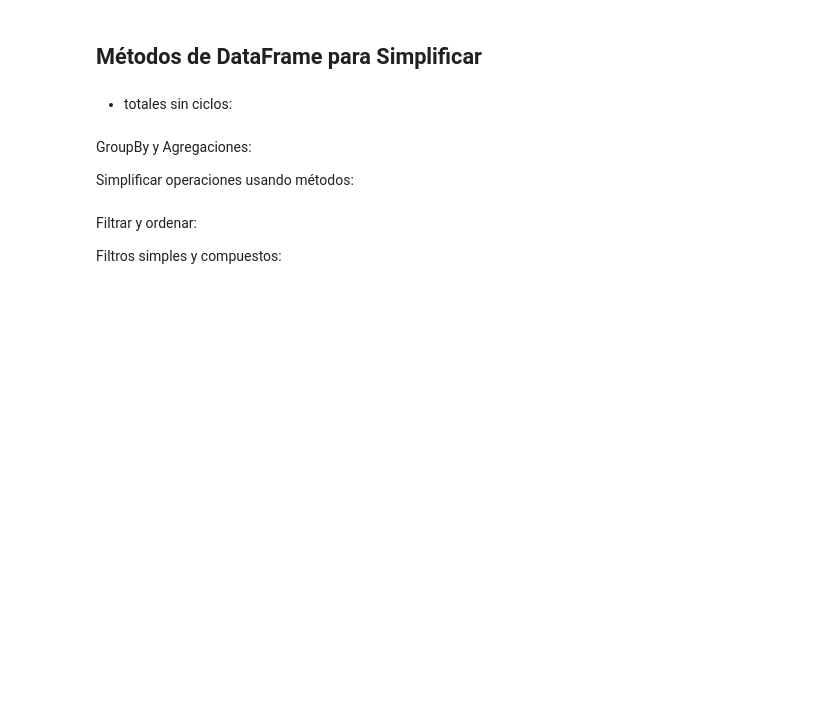
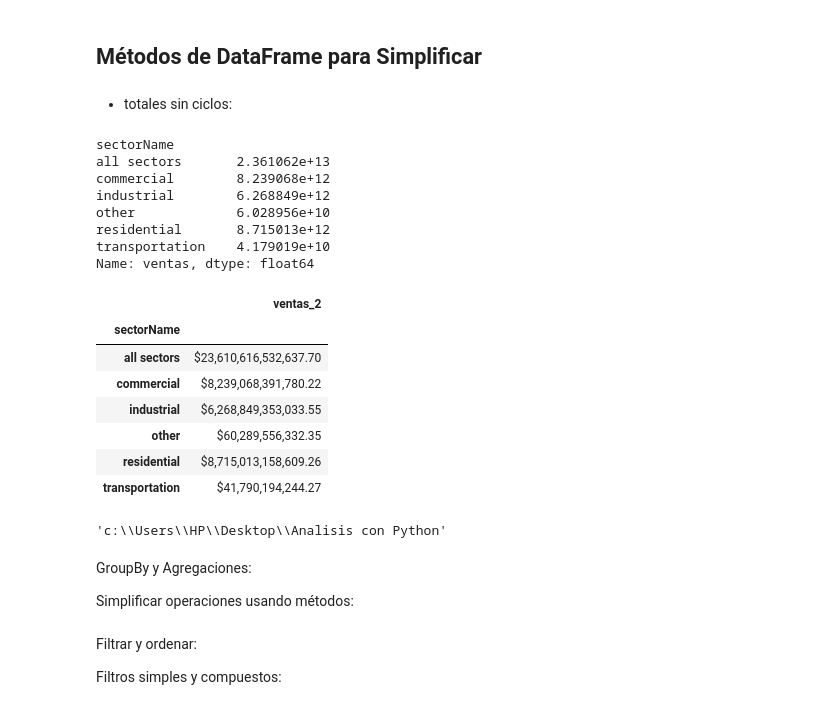
Before and after one commit to KevinrealG/Analisis-con-Python, a Jupyter notebook: Clase_6.ipynb, the cells around one changed output. Cells and saved outputs as stored; diff of their text form; code cells hidden in the pictures; blank space fills up the shorter version.

```diff
--- a/Clase_6.ipynb
+++ b/Clase_6.ipynb
@@ -561,0 +562,25 @@ print(ventas_por_sector)
+# %%
+# data_frame.gropuby('columna')['columna_numerica'].metodo()
+ventas_por_sector = datos_excel.groupby('sectorName')['ventas'].sum()
+print(ventas_por_sector)
+# transformar serie en dataframe(tabla)
+ventas = pd.DataFrame(ventas_por_sector)
+ventas["ventas_2"] = ventas["ventas"].apply(lambda x: f"${x:,.2f}") # formatear a string
+ventas[['ventas_2']]
+# %% [output]
+sectorName
+all sectors       2.361062e+13
+commercial        8.239068e+12
+industrial        6.268849e+12
+other             6.028956e+10
+residential       8.715013e+12
+transportation    4.179019e+10
+Name: ventas, dtype: float64
+|  | ventas_2 |
+| sectorName |  |
+| all sectors | $23,610,616,532,637.70 |
+| commercial | $8,239,068,391,780.22 |
+| industrial | $6,268,849,353,033.55 |
+| other | $60,289,556,332.35 |
+| residential | $8,715,013,158,609.26 |
+| transportation | $41,790,194,244.27 |
@@ -561,0 +595,5 @@ print(ventas_por_sector)
+# %%
+import os
+os.getcwd() # obtiene del directorio de trabajo actual
+# %% [output]
+'c:\\Users\\HP\\Desktop\\Analisis con Python'
```
Also changed, not shown: parts of 8 cells of this notebook, 4 other files.
